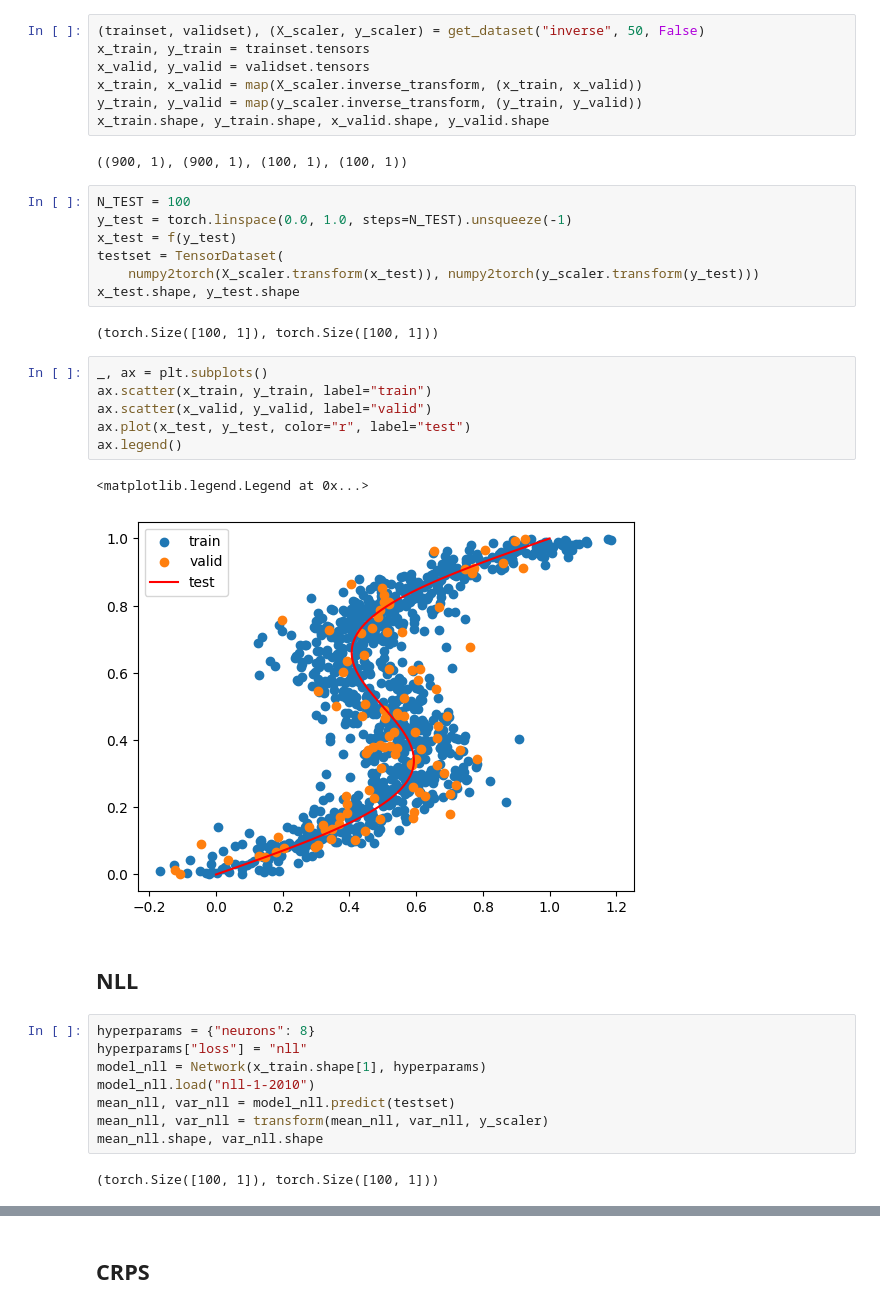
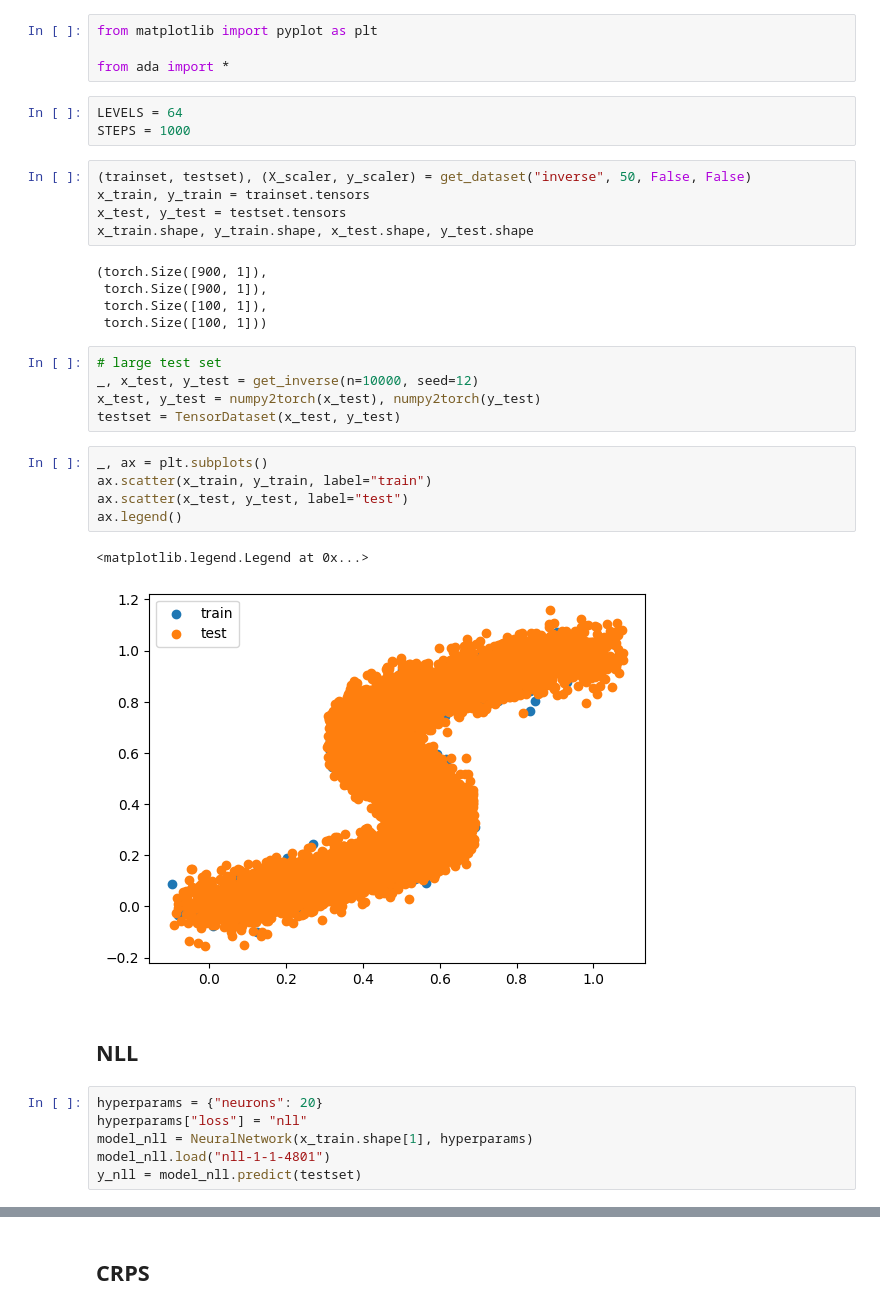
Before and after one commit to podondra/active-domain-adaptation, a Jupyter notebook: inverse.ipynb, the cells around one changed output, grey strips where cells are left out. Saved outputs shown, nothing was run; the diff lists cells and outputs as text.

Commit message:
Work on inverse problem and PIT histogram

```diff
--- a/inverse.ipynb
+++ b/inverse.ipynb
@@ -15,39 +5,38 @@ from ada import f, get_dataset, MixtureDensityNetwork, Network, numpy2torch, pit
+# %%
+from matplotlib import pyplot as plt
+
+from ada import *
+# %%
+LEVELS = 64
+STEPS = 1000
 # %%
-(trainset, validset), (X_scaler, y_scaler) = get_dataset("inverse", 50, False)
+(trainset, testset), (X_scaler, y_scaler) = get_dataset("inverse", 50, False, False)
 x_train, y_train = trainset.tensors
-x_valid, y_valid = validset.tensors
-x_train, x_valid = map(X_scaler.inverse_transform, (x_train, x_valid))
-y_train, y_valid = map(y_scaler.inverse_transform, (y_train, y_valid))
-x_train.shape, y_train.shape, x_valid.shape, y_valid.shape
+x_test, y_test = testset.tensors
+x_train.shape, y_train.shape, x_test.shape, y_test.shape
 # %% [output]
-((900, 1), (900, 1), (100, 1), (100, 1))
+(torch.Size([900, 1]),
+ torch.Size([900, 1]),
+ torch.Size([100, 1]),
+ torch.Size([100, 1]))
-# %%
-N_TEST = 100
-y_test = torch.linspace(0.0, 1.0, steps=N_TEST).unsqueeze(-1)
-x_test = f(y_test)
-testset = TensorDataset(
-    numpy2torch(X_scaler.transform(x_test)), numpy2torch(y_scaler.transform(y_test)))
-x_test.shape, y_test.shape
-# %% [output]
-(torch.Size([100, 1]), torch.Size([100, 1]))
+# %%
+# large test set
+_, x_test, y_test = get_inverse(n=10000, seed=12)
+x_test, y_test = numpy2torch(x_test), numpy2torch(y_test)
+testset = TensorDataset(x_test, y_test)
 # %%
 _, ax = plt.subplots()
 ax.scatter(x_train, y_train, label="train")
-ax.scatter(x_valid, y_valid, label="valid")
-ax.plot(x_test, y_test, color="r", label="test")
+ax.scatter(x_test, y_test, label="test")
 ax.legend()
 # %% [output]
 <matplotlib.legend.Legend at 0x...>
-[figure, old version]
+[figure, new version]
 # %% [markdown]
 ## NLL
 # %%
-hyperparams = {"neurons": 8}
+hyperparams = {"neurons": 20}
 hyperparams["loss"] = "nll"
-model_nll = Network(x_train.shape[1], hyperparams)
-model_nll.load("nll-1-2010")
-mean_nll, var_nll = model_nll.predict(testset)
-mean_nll, var_nll = transform(mean_nll, var_nll, y_scaler)
-mean_nll.shape, var_nll.shape
+model_nll = NeuralNetwork(x_train.shape[1], hyperparams)
+model_nll.load("nll-1-1-4801")
+y_nll = model_nll.predict(testset)
-# %% [output]
-(torch.Size([100, 1]), torch.Size([100, 1]))
```
Also changed, not shown: parts of 19 cells of this notebook, 3 other files.
